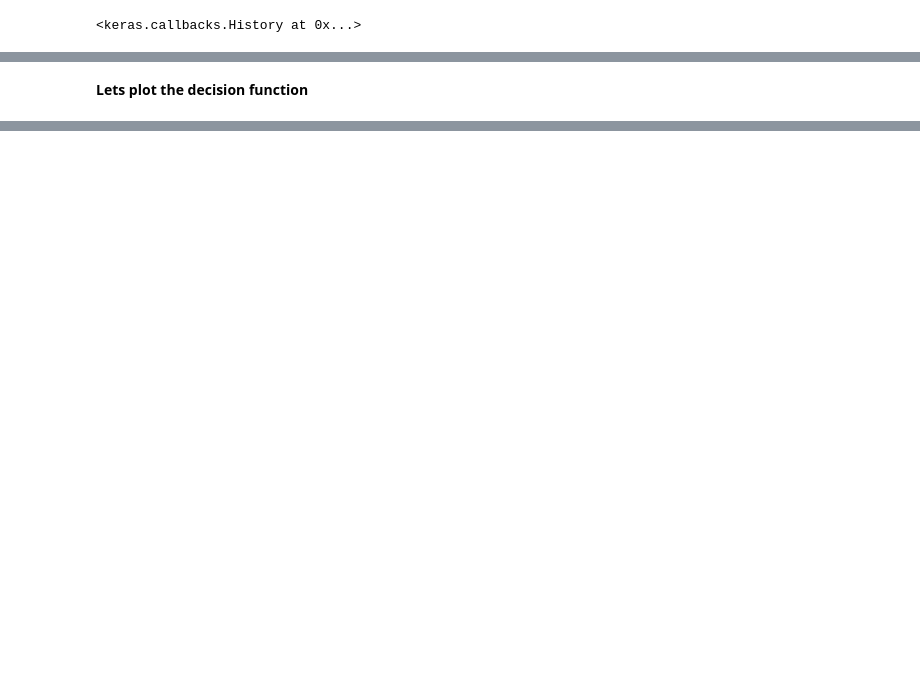
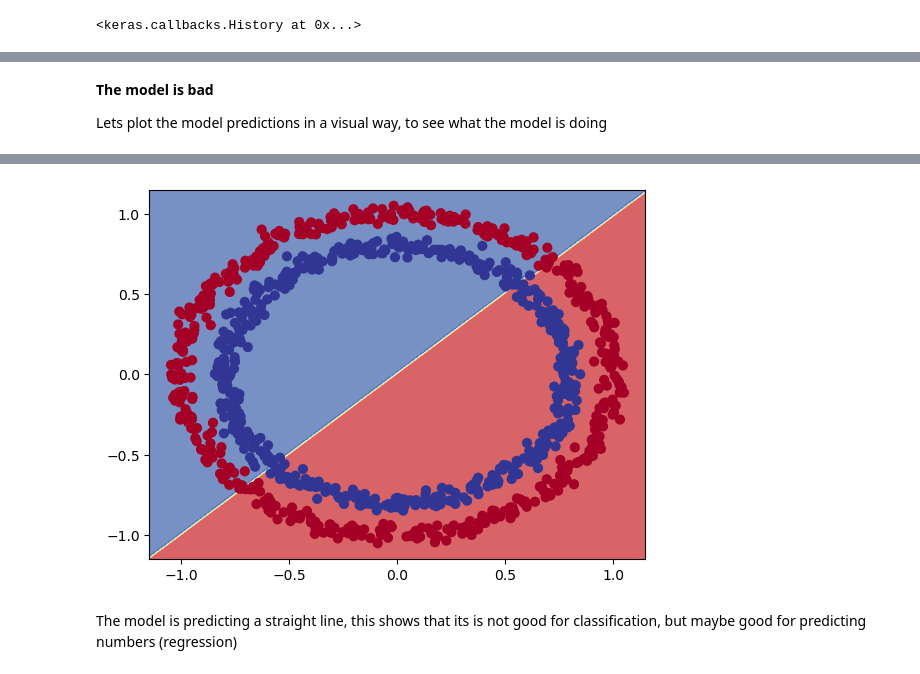
Before and after one commit to PedroCtba/tensorflow-certification-course, a Jupyter notebook: notebooks/02_Classification.ipynb, the cells around one changed output, grey strips where cells are left out. Drawn from its saved outputs; the diff is of its cells as text; code cells hidden in the pictures; blank space fills up the shorter version.

Commit message:
build: added classification study part

```diff
--- a/notebooks/02_Classification.ipynb
+++ b/notebooks/02_Classification.ipynb
@@ -38,0 +84,4 @@ alt.Chart(data_viz).mark_circle(size=60).encode(
+# %%
+# This is not necessary, but i am doing it anyway
+X = tf.convert_to_tensor(X)
+y = tf.convert_to_tensor(Y)
@@ -88,12 +182,16 @@ What can we try?
 # %%
 model_3 = tf.keras.Sequential([
-    tf.keras.layers.Input(shape=(None, 1)),
-    tf.keras.layers.Dense(100),
+    tf.keras.layers.Dense(100, input_shape=(None, 1)),
     tf.keras.layers.Dense(10),
     tf.keras.layers.Dense(1)
 ])
 
-model_3.compile(loss=tf.keras.losses.BinaryCrossentropy(), optimizer=tf.keras.optimizers.Adam(), metrics=["accuracy"])
+model_3.compile(
+    loss=tf.keras.losses.BinaryCrossentropy(),
+    # We changed from SGD to Adam
+    optimizer=tf.keras.optimizers.Adam(),
+
+    metrics=["accuracy"])
 
 model_3.fit(X, Y, epochs=100, verbose=0)
 # %% [output]
@@ -106,30 +204,7 @@ model_3.evaluate(X, Y)
-# %% [markdown]
-**Lets plot the decision function**
-# %%
-def plot_decision_boundarie(model, X, Y):
-    """
-    Plots the decision boundary created by a model predicting X
-    """
-    xmin, xmax = X[:, 0].min() - 0.1, X[:, 0].max() + 0.1
-    ymin, ymax = X[:, 1].min() - 0.1, X[:, 1].max() + 0.1
-
-    xx, yy = np.meshgrid(np.linspace(xmin, xmax, 100), np.linspace(ymin, ymax, 100))
-
-    x_in = np.c_[xx.ravel(), yy.ravel()]
-
-    yhat = model.predict(x_in)
-
-    if len(yhat[0]) > 1:
-        print("Doing multi-class classification")
-
-        yhat = np.argmax(yhat, axis=1).reshape(xx.shape)
-
-    else:
-        print("Doing binary classification")
-
-    yhat = np.round(yhat).reshape(xx.shape)
-
-    plt.coutourf(xx, yy, yhat, camp=plt.cm.RdYlBu, alpha=0.7)
-    plt.scatter(X[:, 0], X[:, 1], c=Y, s=40, cmap=plt.cm.RdYlBu)
-    plt.xlim(xx.min(), xx.max())
-    ply.ylim(yy.min(), yy.max())
+# %% [markdown]
+**The model is bad**
+
+Lets plot the model predictions in a visual way, to see what the model is doing
+# %%
+plot_decision_boundarie(model=model_3, X=np.array(X), Y=np.array(Y))
+# %% [output]
@@ -135,0 +213,3 @@ def plot_decision_boundarie(model, X, Y):
+[figure, added]
+# %% [markdown]
+The model is predicting a straight line, this shows that its is not good for classification, but maybe good for predicting numbers (regression)
```
Also changed, not shown: parts of 42 cells of this notebook.
